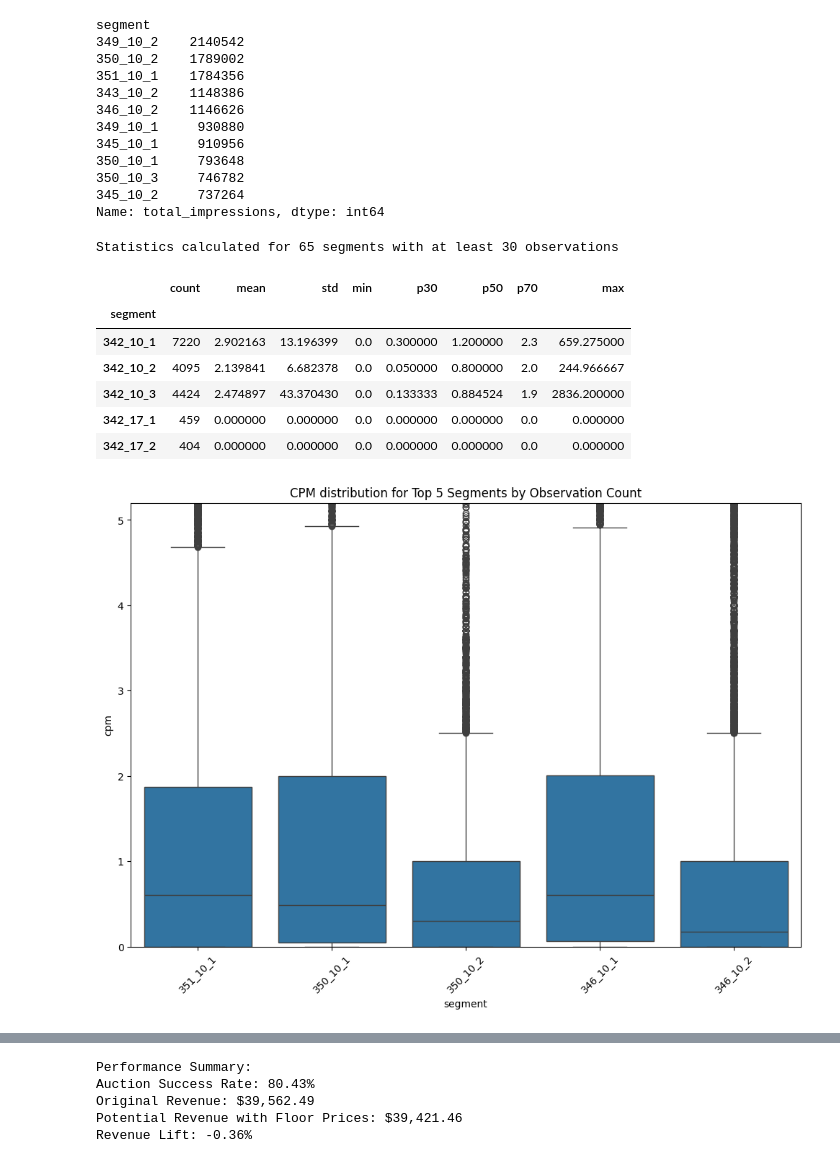
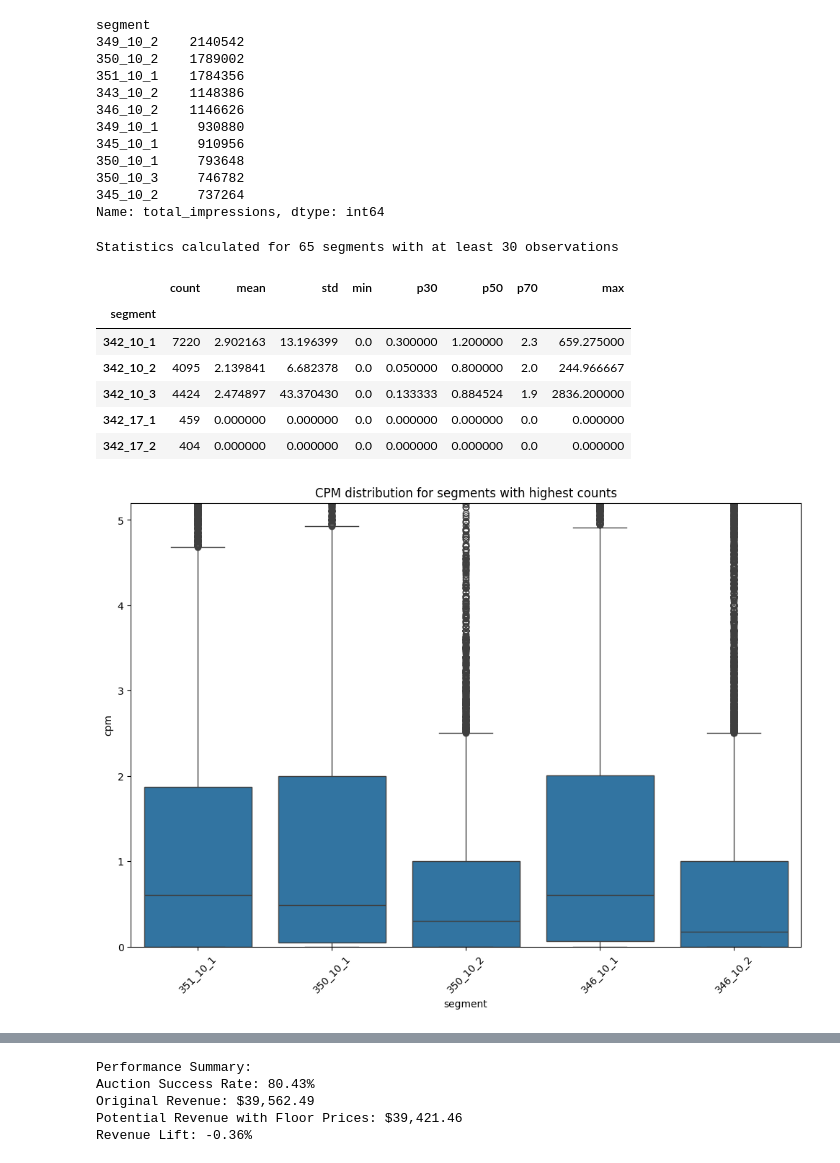
Before and after one commit to TernFolbaek/machine-learning-notebook, a Jupyter notebook: floor-price-optimization/fpo.ipynb, the cells around one changed output, grey strips where cells are left out. Saved outputs shown, nothing was run; the diff lists cells and outputs as text; code cells hidden in the pictures.

```diff
--- a/floor-price-optimization/fpo.ipynb
+++ b/floor-price-optimization/fpo.ipynb
@@ -152,36 +156,36 @@ segment_stats = df.groupby('segment')['cpm'].agg([
     lambda x: np.percentile(x, 30),  # 30th percentile
     lambda x: np.percentile(x, 50),  # median (50th percentile)
     lambda x: np.percentile(x, 70),  # 70th percentile
     'max'
 ]).rename(columns={'<lambda_0>': 'p30', '<lambda_1>': 'p50', '<lambda_2>': 'p70'})
 
 # Filter segments with enough data for reliable statistics
 min_observations = 30  # Minimum number of observations per segment
-valid_segments = segment_stats[segment_stats['count'] >= min_observations].copy()
+valid_segments = segment_stats[segment_stats['count'] >= 30].copy()
 
 print(f"Statistics calculated for {len(valid_segments)} segments with at least {min_observations} observations")
 display(valid_segments.head())
 
 # Visualize CPM distribution for top segments
 top_segment_names = valid_segments.nlargest(5, 'count').index
 top_segments_df = df[df['segment'].isin(top_segment_names)]
 
 plt.figure(figsize=(12,8))
 sns.boxplot(data=top_segments_df, x='segment', y='cpm')
-plt.title('CPM distribution for Top 5 Segments by Observation Count')
+plt.title('CPM distribution for segments with highest counts')
 plt.xticks(rotation=45)
 plt.ylim(0, top_segments_df['cpm'].quantile(0.95)) # Limit y-axis for better visualization
 plt.show()
 # %% [output]
 Statistics calculated for 65 segments with at least 30 observations
 |  | count | mean | std | min | p30 | p50 | p70 | max |
 | segment |  |  |  |  |  |  |  |  |
 | 342_10_1 | 7220 | 2.902163 | 13.196399 | 0.0 | 0.300000 | 1.200000 | 2.3 | 659.275000 |
 | 342_10_2 | 4095 | 2.139841 | 6.682378 | 0.0 | 0.050000 | 0.800000 | 2.0 | 244.966667 |
 | 342_10_3 | 4424 | 2.474897 | 43.370430 | 0.0 | 0.133333 | 0.884524 | 1.9 | 2836.200000 |
 | 342_17_1 | 459 | 0.000000 | 0.000000 | 0.0 | 0.000000 | 0.000000 | 0.0 | 0.000000 |
 | 342_17_2 | 404 | 0.000000 | 0.000000 | 0.0 | 0.000000 | 0.000000 | 0.0 | 0.000000 |
-[figure, old version]
+[figure, new version]
 # %%
 # Main Task: Set floor prices at the 30th percentile of each segment's CPM
 # This gives us ~70% configdence that bids will be above this price
```
Also changed, not shown: parts of 5 cells of this notebook, 1 other file.
